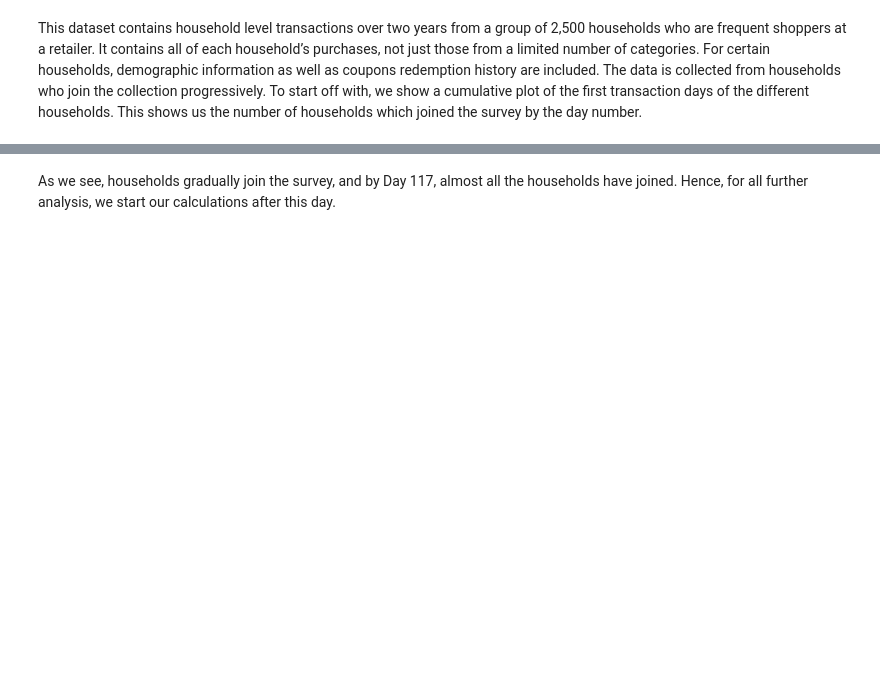
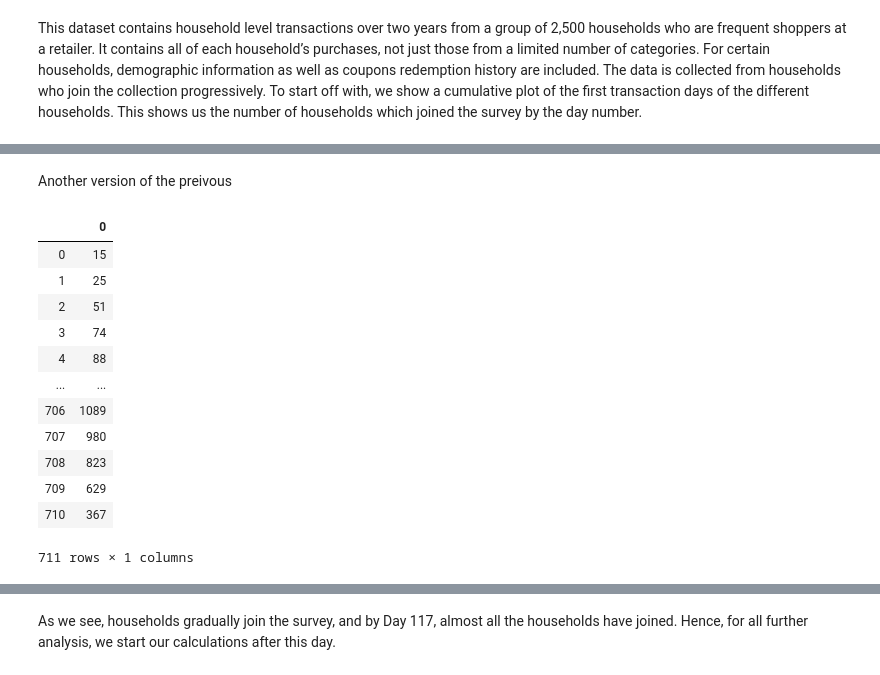
Before and after one commit to dhruti96shah/ada_project_pinkfluffybunnies, a Jupyter notebook: Data exploration.ipynb, the cells around one changed output, grey strips where cells are left out. Cells and saved outputs as stored; diff of their text form; code cells hidden in the pictures; blank space fills up the shorter version.

```diff
--- a/Data exploration.ipynb
+++ b/Data exploration.ipynb
@@ -52,3 +52,28 @@ iplot(fig)
 # %% [output]
 [interactive output not drawn]
 [interactive output not drawn]
+# %% [markdown]
+Another version of the preivous
+# %%
+tmp = []
+for day in range(1, 712):
+    tmp.append(0)
+    for hh_key in range (1, 2501):
+        if ( day >= trans_days.loc[hh_key]['FIRST_DAY'] ) & ( day <= trans_days.loc[hh_key]['LAST_DAY'] ):
+            tmp[-1] = tmp[-1] + 1
+
+tmp = pd.Series(tmp, index=range(1,712))
+# %% [output]
+|  | 0 |
+| 0 | 15 |
+| 1 | 25 |
+| 2 | 51 |
+| 3 | 74 |
+| 4 | 88 |
+| ... | ... |
+| 706 | 1089 |
+| 707 | 980 |
+| 708 | 823 |
+| 709 | 629 |
+| 710 | 367 |
+711 rows × 1 columns
```
Also changed, not shown: parts of 3 cells of this notebook.
